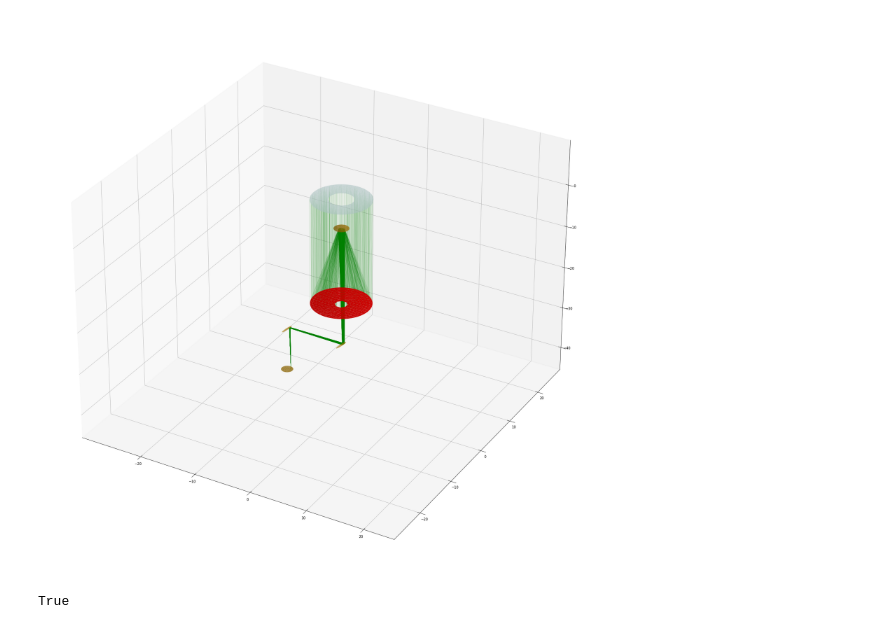
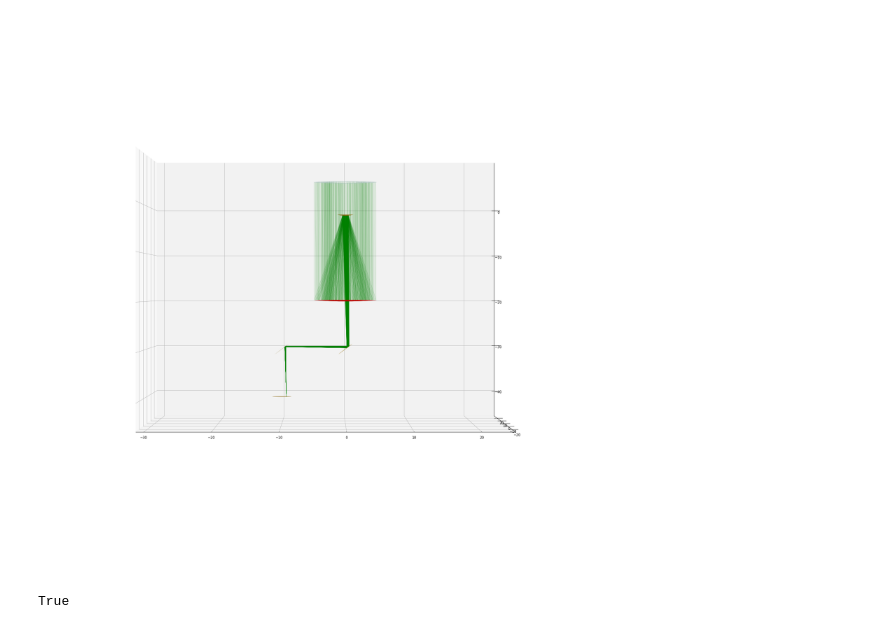
Before and after one commit to pigsboss/pimms, a Jupyter notebook: notes/raytracing.ipynb, the cells around one changed output. Drawn from its saved outputs; the diff is of its cells as text; code cells hidden in the pictures.

```diff
--- a/notes/raytracing.ipynb
+++ b/notes/raytracing.ipynb
@@ -1,30 +1,30 @@
 # %%
 import pimms.optics as op
 reload(op)
 m0=op.SymmetricQuadricMirror(4., 10.,  f=np.inf, g=np.inf,b=(-1,-1),p=(0,0,5))
 m1=op.SymmetricQuadricMirror(2., 10.,  f=20., g=np.inf, b=(1,1))
 m2=op.SymmetricQuadricMirror(0.,  2.5, f=2., g=-48, b=(1,1))
 #d1=op.SymmetricQuadricMirror(0.,  2., f=np.inf, g=np.inf, p=(0,0,-30), b=(0,0))
-m3=op.SymmetricQuadricMirror(0.,  2.,  f=np.inf, g=np.inf, p=(0,0,-30), b=(1,1), q=op.quat.from_angles(0., np.pi/4.))
-m4=op.SymmetricQuadricMirror(0.,  2.,  f=np.inf, g=np.inf, p=(-10.,0,-30.), b=(1,1), q=op.quat.from_angles(0., np.pi/4.))
-d1=op.SymmetricQuadricMirror(0.,  2.,  f=np.inf, g=np.inf, p=(-10,0,-40), b=(0,0))
+m3=op.SymmetricQuadricMirror(0.,  3.,  f=np.inf, g=np.inf, p=(0,0,-30), b=(1,1), q=op.quat.from_angles(0., np.pi/4.))
+m4=op.SymmetricQuadricMirror(0.,  3.,  f=np.inf, g=np.inf, p=(-10.,0,-30.), b=(1,1), q=op.quat.from_angles(0., np.pi/4.))
+d1=op.SymmetricQuadricMirror(0.,  3.,  f=np.inf, g=np.inf, p=(-10,0,-40), b=(0,0))
 assembly=op.OpticalAssembly()
 m0.is_virtual=True
 m1.is_primary=True
 assembly.add_part(m0)
 assembly.add_part(m1)
 assembly.add_part(m2)
 assembly.add_part(m3)
 assembly.add_part(m4)
 assembly.add_part(d1)
 s=op.LightSource((np.pi,np.deg2rad(5./60.),np.inf))
 p,q=s([m0], 1000, 1e-3)
 trace,seq=assembly.trace(q,steps=6)
 fig=plt.figure(figsize=(30,30))
 ax=fig.add_subplot(111,projection='3d')
-trigs,zs,extent=assembly.draw(nside=16,axes=ax,draw_virtual=True,raytrace=trace)
+trigs,zs,extent=assembly.draw(nside=16,axes=ax,draw_virtual=True,raytrace=trace,view_angles=(0, -90))
 # %% [output]
-[figure, old version]
+[figure, new version]
 # %%
 len({})==0
 # %% [output]
```
Also changed, not shown: 1 other file.
